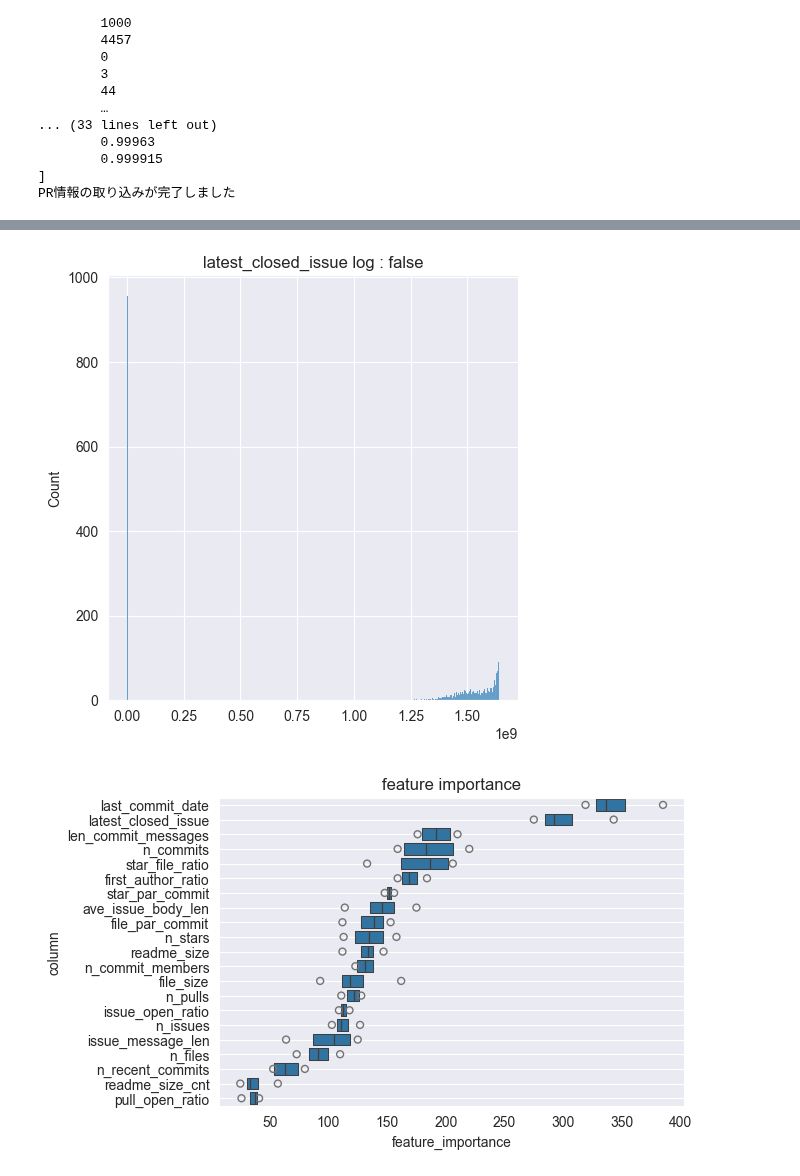
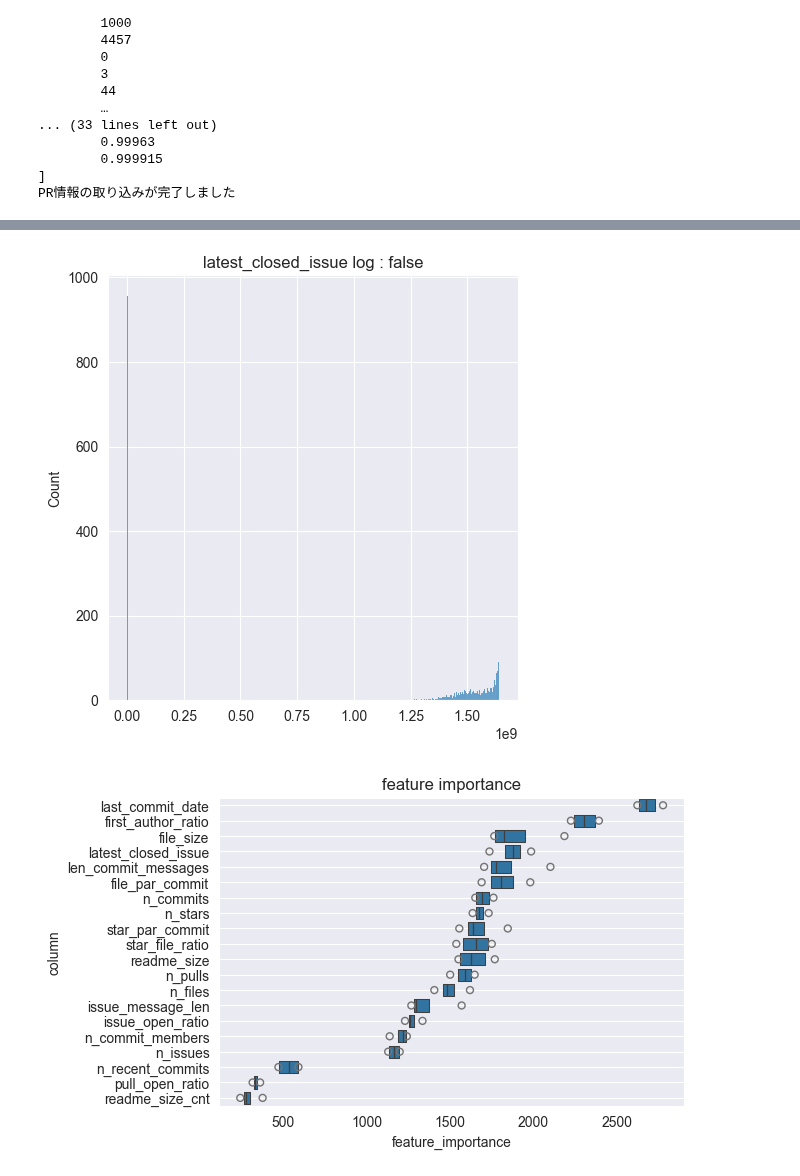
Before and after one commit to ZOI-dayo/traP-Nikkei-2025, a Jupyter notebook: main.ipynb, the cells around one changed output, grey strips where cells are left out. Drawn from its saved outputs; the diff is of its cells as text; code cells hidden in the pictures.

Commit message:
'num_iterations': 1000, ave_issue_body_lenを無視

```diff
--- a/main.ipynb
+++ b/main.ipynb
@@ -437,7 +437,7 @@ kf = KFold(n_splits=4, shuffle=True, random_state=34)
 use_cols = ["n_stars", "n_files", "star_file_ratio", "n_commits", "file_par_commit", "last_commit_date",
             "n_commit_members", "n_issues", "n_pulls", "readme_size", "readme_size_cnt", "latest_closed_issue",
             "file_size", "issue_open_ratio", "pull_open_ratio", "len_commit_messages", "star_par_commit",
-            "n_recent_commits", "issue_message_len", "ave_issue_body_len", "first_author_ratio"]
+            "n_recent_commits", "issue_message_len", "first_author_ratio"]
 target_col = "active"
 
 for train_index, valid_index in kf.split(train_merged):
@@ -496,7 +496,7 @@ def train_fold(train_X: pd.DataFrame, train_y: pd.Series, valid_X: pd.DataFrame,
         'bagging_fraction': 0.8,
         'num_leaves': 31,
         'random_state': 0,
-        'num_iterations': 100,
+        'num_iterations': 1000,
     }
 
     # 学習. auc が 100ステップ以上改善しないなら打ち切るように設定する
@@ -645,4 +645,4 @@ score:  0.9367388138609912
 [figure]
 [figure]
 [figure]
-[figure, old version]
+[figure, new version]
```
Also changed, not shown: parts of 1 cell of this notebook, 1 other file.
